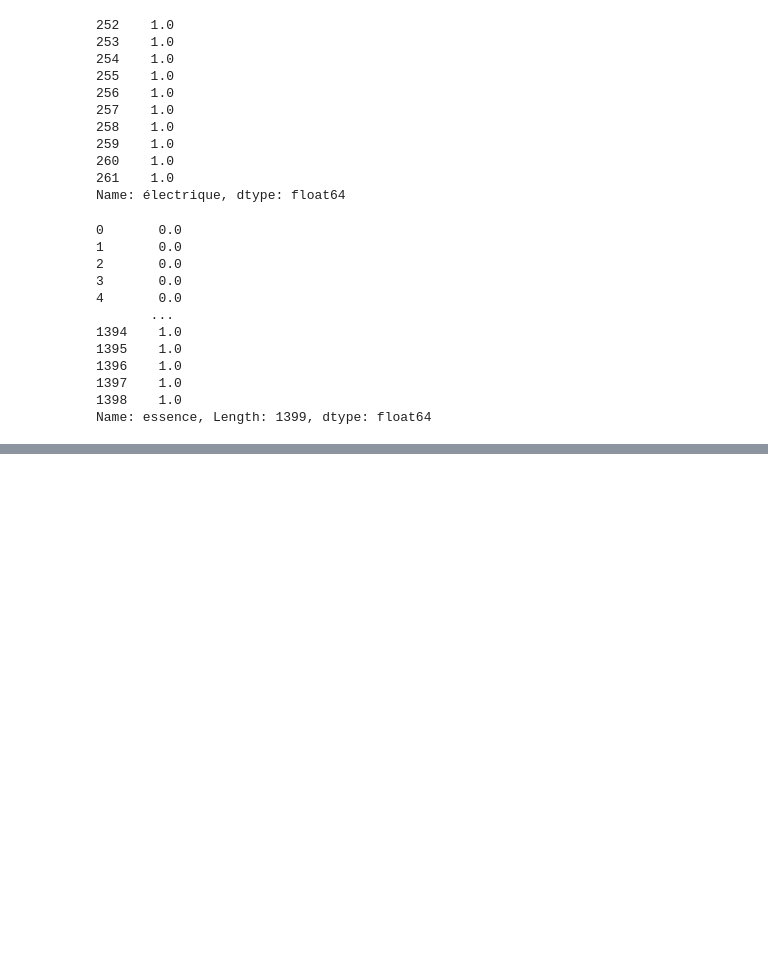
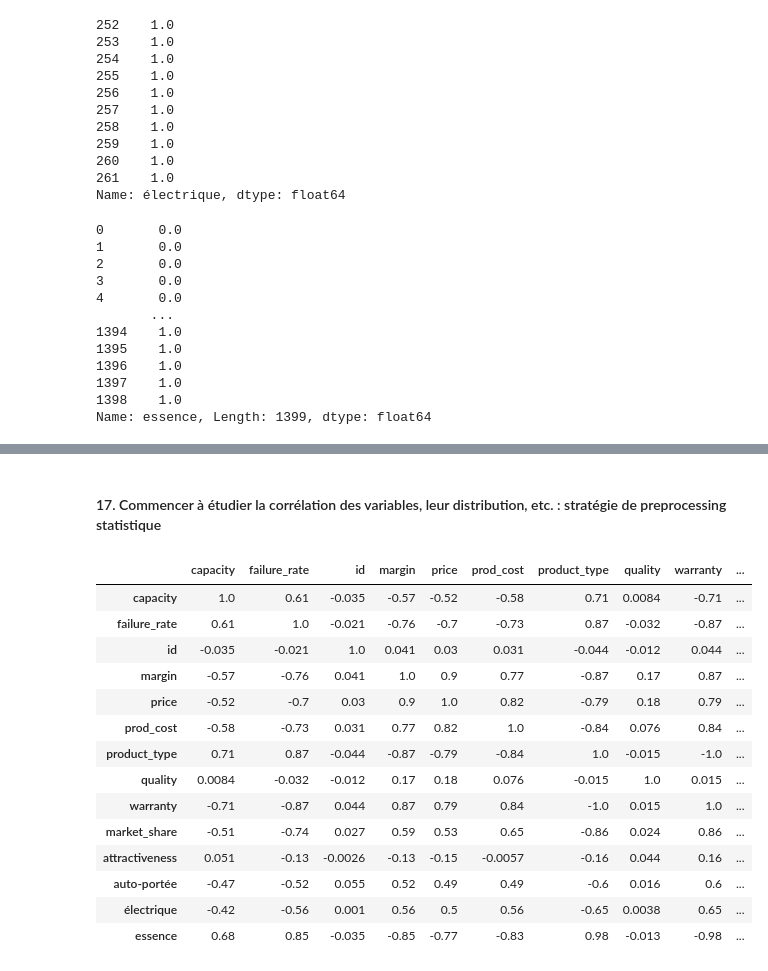
Before and after one commit to djeFerroudja/DJELLALI_Ferroudja_SupDeVinci, a Jupyter notebook: TD_Mower.ipynb, the cells around one changed output, grey strips where cells are left out. Drawn from its saved outputs; the diff is of its cells as text; code cells hidden in the pictures; blank space fills up the shorter version.

Commit message:
TD Mower avec la généralisation

```diff
--- a/TD_Mower.ipynb
+++ b/TD_Mower.ipynb
@@ -184,0 +241,9 @@ array(['3ans', '3 ans.', '3_ans', '3 anss', '3ans.', '3 ans', '3_ans.',
+# %%
+#Enlever les valeurs négatives
+data_mower["prod_cost"]=data_mower["prod_cost"].replace('-64', np.nan)
+#Remplacer les valeurs manquantes par la moyenne de la colonne
+
+moyenne=data_mower['prod_cost'][data_mower.prod_cost.notnull()].astype('float64').mean()
+
+data_mower=data_mower.replace(np.nan ,moyenne)
+data_mower
@@ -375,0 +489,2 @@ data_mower.head()
+# %%
+data_mower["prod_cost"]=data_mower["prod_cost"].astype('float64')
@@ -375,0 +520,7 @@ data_mower.head()
+# %%
+liste1=[]
+liste2 = [1,2,3]
+for i in data_mower["quality"].unique():
+    liste1.append(i)
+dict2 = dict(zip(liste1, liste2))
+dict2
@@ -375,0 +529,6 @@ data_mower.head()
+# %%
+for cle, valeur in dict2.items():
+    for j in data_mower["quality"]:
+        if cle == j:
+            data_mower["quality"]=data_mower["quality"].replace(j, valeur)
+data_mower["quality"]
@@ -375,0 +729,21 @@ data_mower.head()
+# %% [markdown]
+#### 17. Commencer à étudier la corrélation des variables, leur distribution, etc. : stratégie de preprocessing statistique
+# %%
+from matplotlib import pyplot
+data_mower.corr(method='spearman').style.format("{:.2}").background_gradient(cmap=pyplot.get_cmap('coolwarm'))
+# %% [output]
+|  | capacity | failure_rate | id | margin | price | prod_cost | product_type | quality | warranty | ... |
+| capacity | 1.0 | 0.61 | -0.035 | -0.57 | -0.52 | -0.58 | 0.71 | 0.0084 | -0.71 | ... |
+| failure_rate | 0.61 | 1.0 | -0.021 | -0.76 | -0.7 | -0.73 | 0.87 | -0.032 | -0.87 | ... |
+| id | -0.035 | -0.021 | 1.0 | 0.041 | 0.03 | 0.031 | -0.044 | -0.012 | 0.044 | ... |
+| margin | -0.57 | -0.76 | 0.041 | 1.0 | 0.9 | 0.77 | -0.87 | 0.17 | 0.87 | ... |
+| price | -0.52 | -0.7 | 0.03 | 0.9 | 1.0 | 0.82 | -0.79 | 0.18 | 0.79 | ... |
+| prod_cost | -0.58 | -0.73 | 0.031 | 0.77 | 0.82 | 1.0 | -0.84 | 0.076 | 0.84 | ... |
+| product_type | 0.71 | 0.87 | -0.044 | -0.87 | -0.79 | -0.84 | 1.0 | -0.015 | -1.0 | ... |
+| quality | 0.0084 | -0.032 | -0.012 | 0.17 | 0.18 | 0.076 | -0.015 | 1.0 | 0.015 | ... |
+| warranty | -0.71 | -0.87 | 0.044 | 0.87 | 0.79 | 0.84 | -1.0 | 0.015 | 1.0 | ... |
+| market_share | -0.51 | -0.74 | 0.027 | 0.59 | 0.53 | 0.65 | -0.86 | 0.024 | 0.86 | ... |
+| attractiveness | 0.051 | -0.13 | -0.0026 | -0.13 | -0.15 | -0.0057 | -0.16 | 0.044 | 0.16 | ... |
+| auto-portée | -0.47 | -0.52 | 0.055 | 0.52 | 0.49 | 0.49 | -0.6 | 0.016 | 0.6 | ... |
+| électrique | -0.42 | -0.56 | 0.001 | 0.56 | 0.5 | 0.56 | -0.65 | 0.0038 | 0.65 | ... |
+| essence | 0.68 | 0.85 | -0.035 | -0.85 | -0.77 | -0.83 | 0.98 | -0.013 | -0.98 | ... |
```
Also changed, not shown: parts of 50 cells of this notebook, 1 other file.
